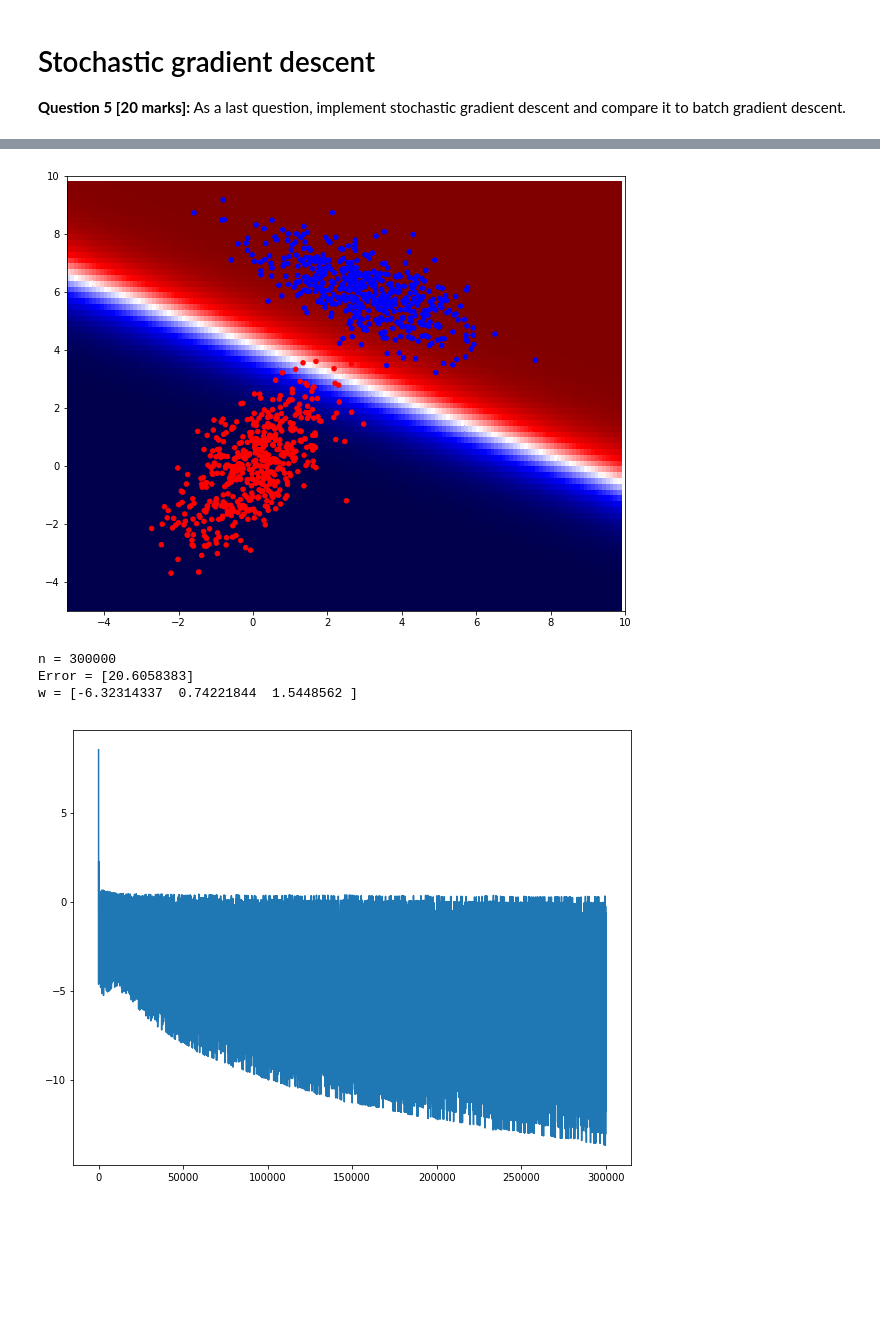
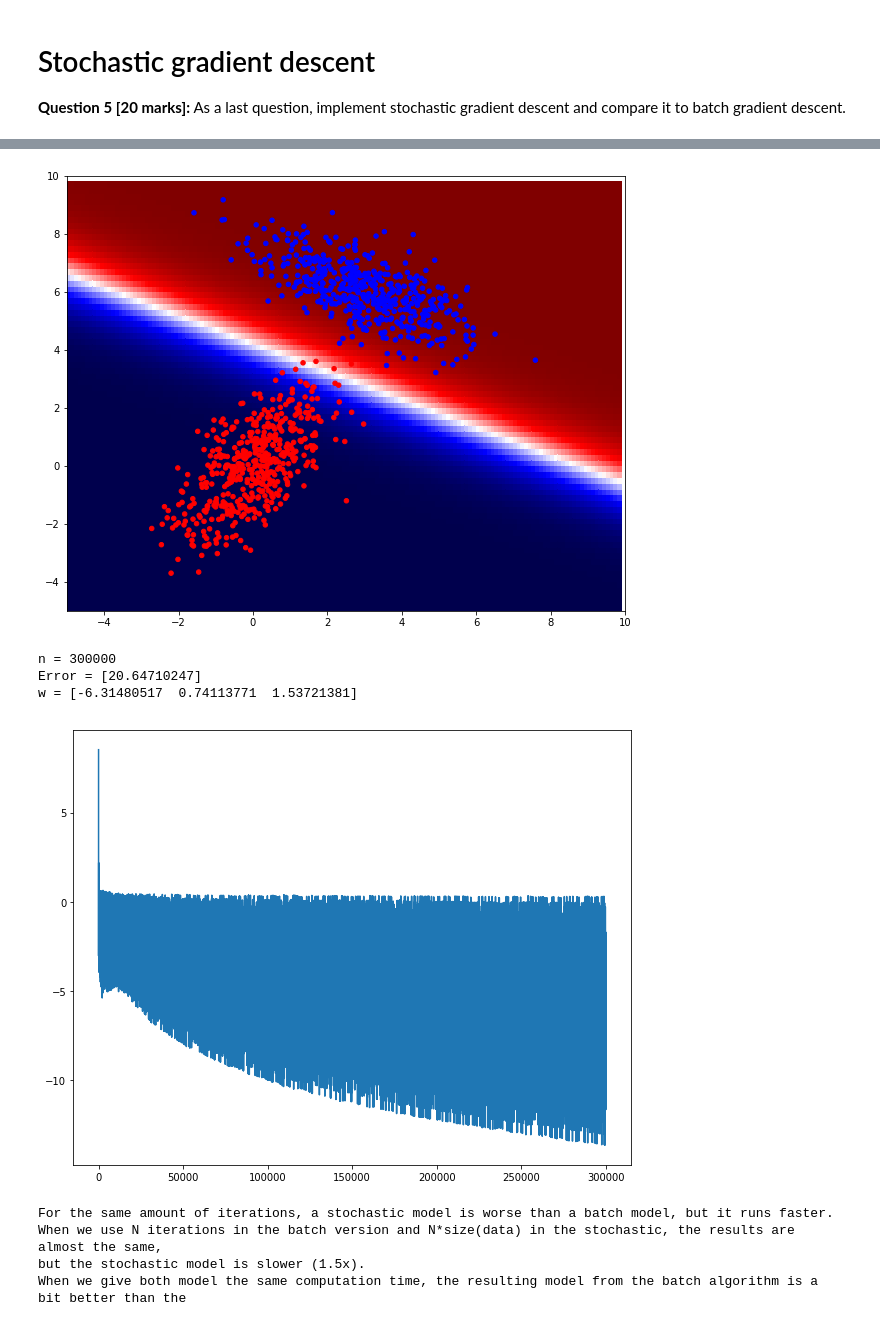
Before and after one commit to thibaultdouzon/Basic-Machine-Learning, a Jupyter notebook: LAB_2/Lab 2 - Logistic Regression - Handout.ipynb, the cells around one changed output, grey strips where cells are left out. Cells and saved outputs as stored; diff of their text form; code cells hidden in the pictures; blank space fills up the shorter version.

```diff
--- a/LAB_2/Lab 2 - Logistic Regression - Handout.ipynb
+++ b/LAB_2/Lab 2 - Logistic Regression - Handout.ipynb
@@ -253,7 +253,7 @@ def stochastic():
     eta = 10**-3
     w_old = np.array([0,-1,-1])
 
-    N = 3*10**5 # approx same time as batch version
+    N = 300 * len(d)#2.5*10**5 # approx same time as batch version
     n = 0
 
     error_l = [error_likelyhood(w_old, d, l)]
@@ -285,5 +285,16 @@ print('n = {}'.format(n), 'Error = {}'.format(error_likelyhood(w_new, d, l)), 'w
 plt.plot(np.log(error_l))
 plt.show()
 
+
+print("""For the same amount of iterations, a stochastic model is worse than a batch model, but it runs faster.
+When we use N iterations in the batch version and N*size(data) in the stochastic, the results are almost the same,
+but the stochastic model is slower (1.5x).
+When we give both model the same computation time, the resulting model from the batch algorithm is a bit better than the
+stochastic one.
+
+A stochastic algorithm is usefull when the dataset gets bigger because then the time of each iteration remains independant
+of the size of the dataset whereas in the batch version, each iteration takes O(size(data))
+
+""")
 #/ANSQ5
 # %% [output]
@@ -291,5 +302,9 @@ Wall time: 14.5 s
 [figure]
 n = 300000
-Error = [20.6058383]
-w = [-6.32314337  0.74221844  1.5448562 ]
+Error = [20.64710247]
+w = [-6.31480517  0.74113771  1.53721381]
-[figure, old version]
+[figure, new version]
+For the same amount of iterations, a stochastic model is worse than a batch model, but it runs faster.
+When we use N iterations in the batch version and N*size(data) in the stochastic, the results are almost the same,
+but the stochastic model is slower (1.5x).
+When we give both model the same computation time, the resulting model from the batch algorithm is a bit better than the
```
Also changed, not shown: parts of 1 cell of this notebook, 2 other files.
